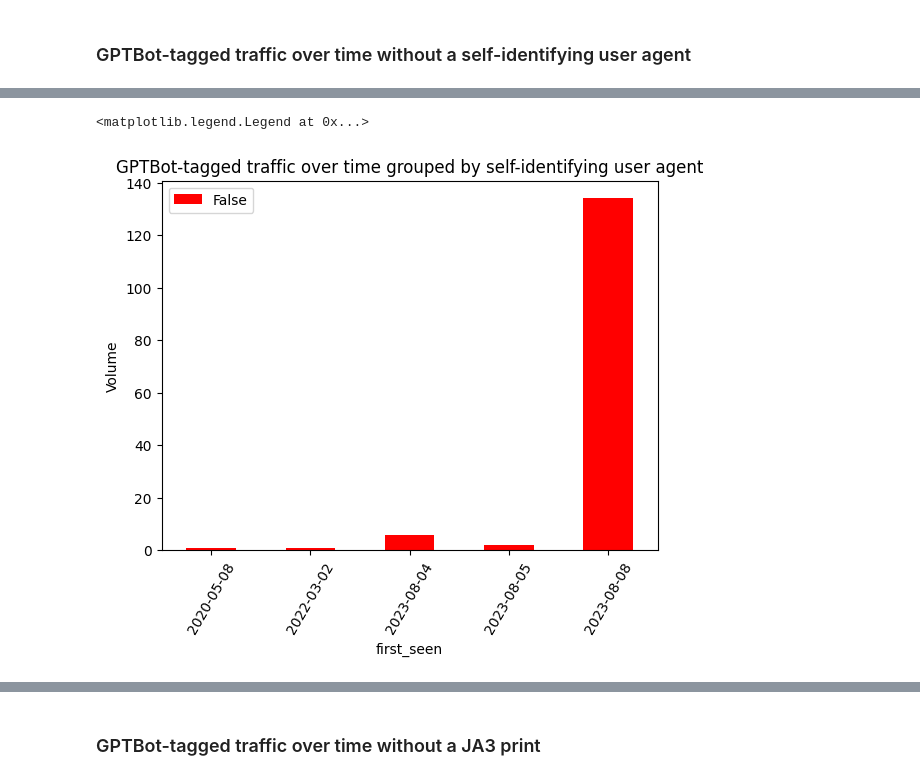
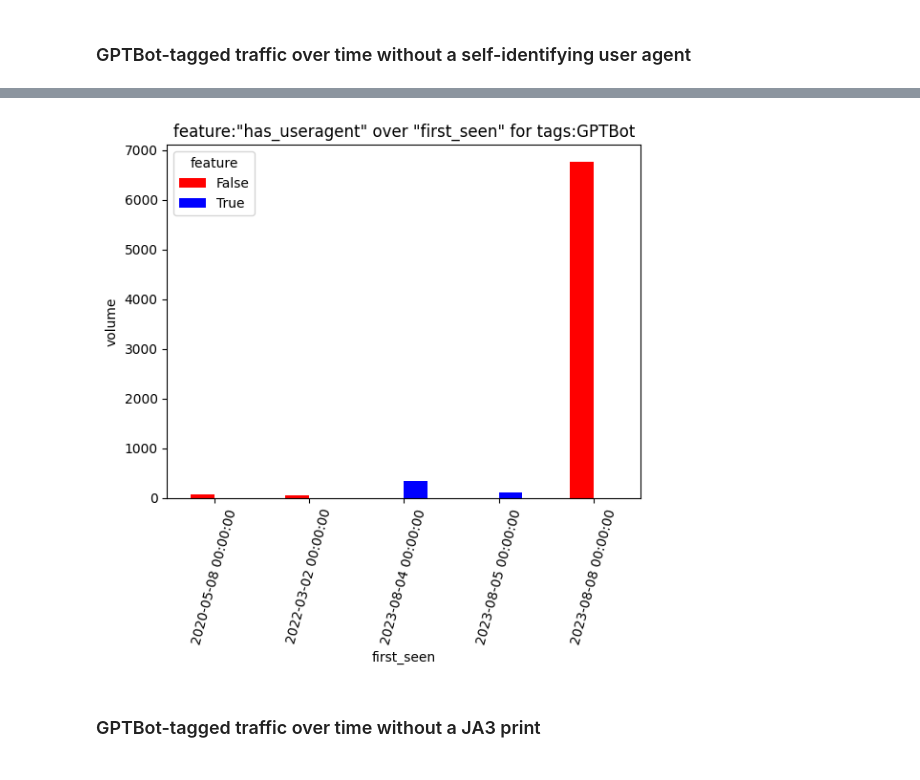
Before and after one commit to aaronsdevera/research-notebooks, a Jupyter notebook: 2023-08-greynoise-gptbot.ipynb, the cells around one changed output, grey strips where cells are left out. Cells and saved outputs as stored; diff of their text form; code cells hidden in the pictures.

Commit message:
got those charts working

```diff
--- a/2023-08-greynoise-gptbot.ipynb
+++ b/2023-08-greynoise-gptbot.ipynb
@@ -650,2 +674,23 @@ OK, let's group by date look for the aggregate sum of these features over time.
+# %%
+def make_feature_histogram(df, time_column, feature_column):
+
+    df_feature = df[[time_column,feature_column,'volume']]\
+        .rename(columns={time_column:'time',feature_column:'feature'})\
+        .groupby(['time','feature'])\
+        .sum('volume')\
+        .sort_values('time',ascending=True)\
+        .reset_index()
+
+    df_feature['time'] = pd.to_datetime(df_feature['time'])
+
+    df_feature_pivot = df_feature.pivot(index='time',columns='feature',values='volume')
+
+    df_feature_pivot.plot(kind='bar',
+          title=f'feature:"{feature_column}" over "{time_column}" for {GNQL_QUERY}',
+          xlabel=time_column,
+          ylabel='volume',
+          color=['red','blue']
+    )
+    return plt.xticks(rotation=75)
 # %% [markdown]
 ### GPTBot-tagged traffic over time without a self-identifying user agent
@@ -664,19 +697,3 @@ df_features.groupby(['first_seen','has_useragent'])\
-# %%
-df_features.groupby(['first_seen','has_useragent'])\
-    .size()\
-    .reset_index(name='volume')\
-    .sort_values('volume',ascending=False)\
-    .set_index('first_seen')\
-    .sort_values('first_seen',ascending=True)\
-    .plot(kind='bar',
-          title=f'GPTBot-tagged traffic over time grouped by self-identifying user agent',
-          xlabel='first_seen',
-          ylabel='Volume',
-          color=['blue' if x == True else 'red' for x in df['has_useragent'].values]
-    )
-
-plt.xticks(rotation=60)
-plt.legend([False,True])
-# %% [output]
-<matplotlib.legend.Legend at 0x...>
-[figure, removed]
+# %%
+make_feature_histogram(df_features,'first_seen','has_useragent')
+# %% [output]
@@ -683,2 +706,3 @@ plt.legend([False,True])
+[figure, added]
 # %% [markdown]
 ### GPTBot-tagged traffic over time without a JA3 print
```
Also changed, not shown: parts of 27 cells of this notebook.
